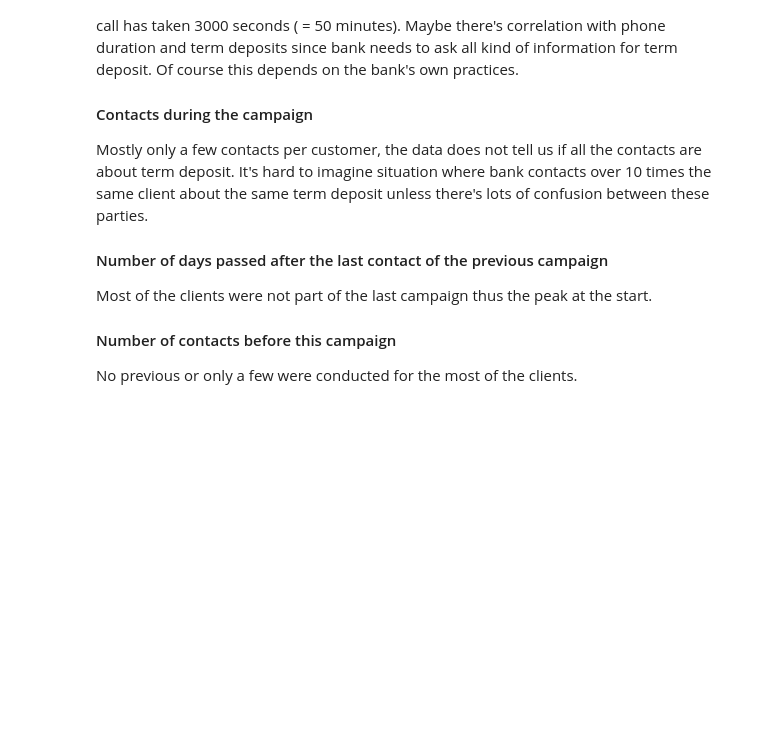
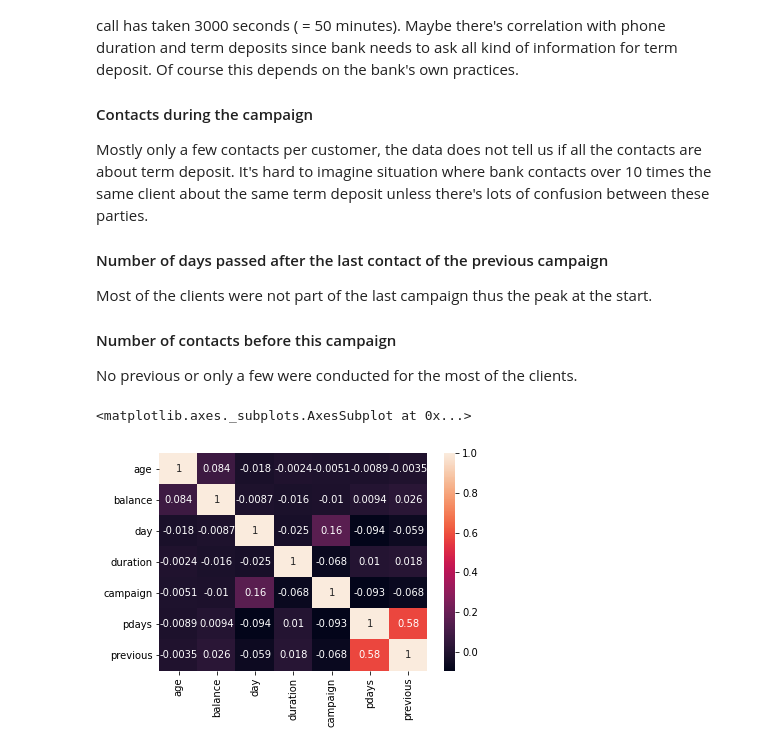
Before and after one commit to laaksonel/machine-learning, a Jupyter notebook: bank_marketing_decision_trees.ipynb, the cells around one changed output. Drawn from its saved outputs; the diff is of its cells as text; code cells hidden in the pictures; blank space fills up the shorter version.

```diff
--- a/bank_marketing_decision_trees.ipynb
+++ b/bank_marketing_decision_trees.ipynb
@@ -109,3 +109,9 @@ Most of the clients were not part of the last campaign thus the peak at the star
 
 #### Number of contacts before this campaign
 No previous or only a few were conducted for the most of the clients.
+# %%
+corr = df.corr()
+sns.heatmap(corr, annot=True)
+# %% [output]
+<matplotlib.axes._subplots.AxesSubplot at 0x...>
+[figure, added]
```
Also changed, not shown: parts of 6 cells of this notebook.
